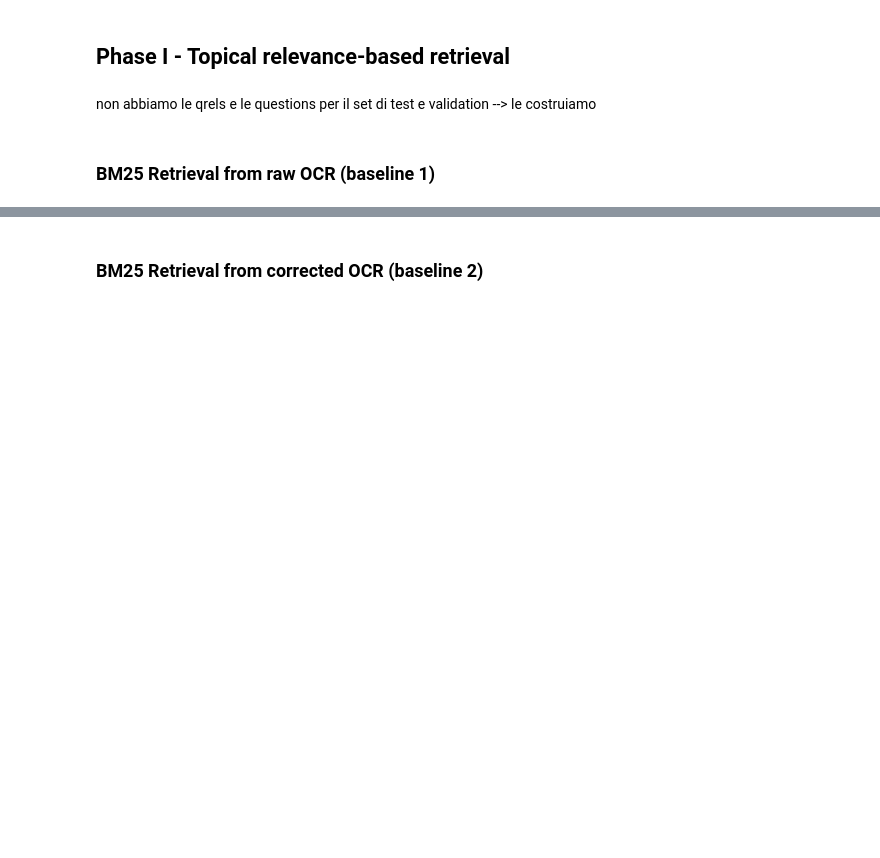
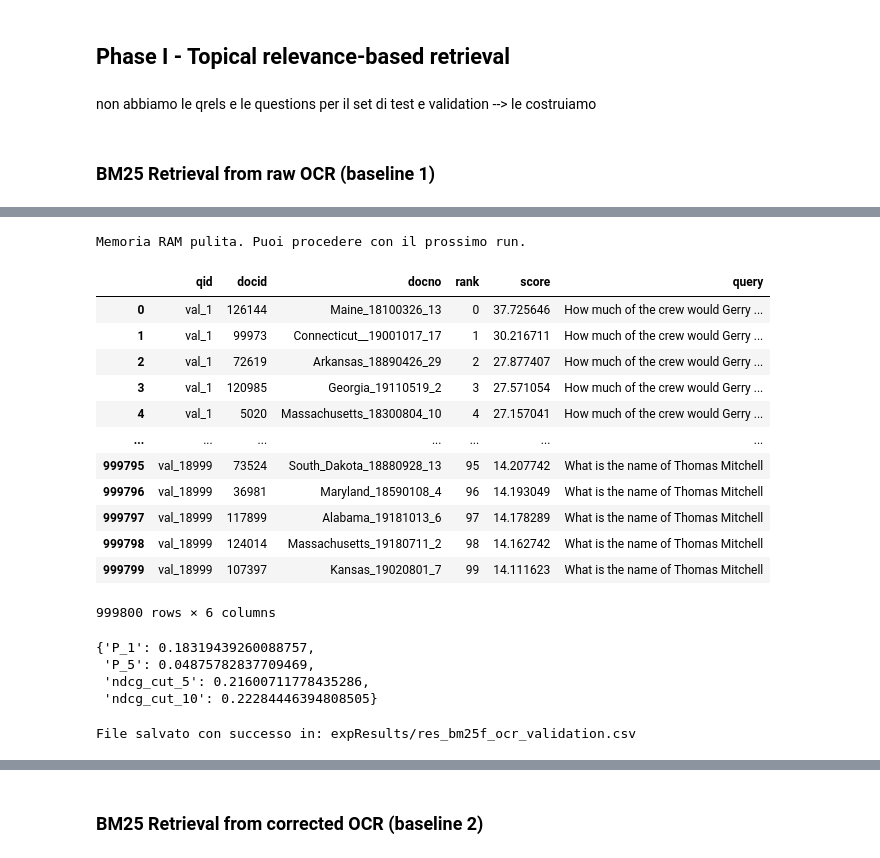
Before and after one commit to gpinelli/HistoricalNews_InformationRetrievalProject, a Jupyter notebook: Historical_News_Question_Answering2.ipynb, the cells around one changed output, grey strips where cells are left out. Saved outputs shown, nothing was run; the diff lists cells and outputs as text; code cells hidden in the pictures; blank space fills up the shorter version.

```diff
--- a/Historical_News_Question_Answering2.ipynb
+++ b/Historical_News_Question_Answering2.ipynb
@@ -818,3 +1169,7 @@ with open(queries_file, "w", encoding="utf-8") as f:
+# %%
+validation_queries = validation_dfs['data/validation_queries.json']
+validation_qrels = validation_dfs['data/validation_qrels.json']
+validation_answers = validation_dfs['data/validation_query_answers.json']
 # %% [markdown]
 ### **BM25 Retrieval from raw OCR (baseline 1)**
 # %%
@@ -822,0 +1233,73 @@ res_bm25ocr = bm25ocr.transform() # qui vanno le queries (che siano di train, te
+# %%
+# 3. PULIZIA DELLA RAM
+# Eliminiamo i DataFrame pesanti
+del trec_export
+del res_bm25ocr_train
+
+# Forza la pulizia di Python e Java
+gc.collect()
+# Forza il Garbage Collector di Java (JVM) correttamente
+from jnius import autoclass
+System = autoclass('java.lang.System')
+Runtime = autoclass('java.lang.Runtime')
+
+System.gc() # Suggerisce alla JVM di liberare memoria
+Runtime.getRuntime().gc() # Metodo alternativo più aggressivo
+
+print("Memoria RAM pulita. Puoi procedere con il prossimo run.")
+# %% [output]
+Memoria RAM pulita. Puoi procedere con il prossimo run.
+# %%
+# validation run
+res_bm25ocr_validation = (bm25ocr%100).transform(validation_queries)
+# %%
+display(res_bm25ocr_validation)
+# %% [output]
+|  | qid | docid | docno | rank | score | query |
+| 0 | val_1 | 126144 | Maine_18100326_13 | 0 | 37.725646 | How much of the crew would Gerry ... |
+| 1 | val_1 | 99973 | Connecticut__19001017_17 | 1 | 30.216711 | How much of the crew would Gerry ... |
+| 2 | val_1 | 72619 | Arkansas_18890426_29 | 2 | 27.877407 | How much of the crew would Gerry ... |
+| 3 | val_1 | 120985 | Georgia_19110519_2 | 3 | 27.571054 | How much of the crew would Gerry ... |
+| 4 | val_1 | 5020 | Massachusetts_18300804_10 | 4 | 27.157041 | How much of the crew would Gerry ... |
+| ... | ... | ... | ... | ... | ... | ... |
+| 999795 | val_18999 | 73524 | South_Dakota_18880928_13 | 95 | 14.207742 | What is the name of Thomas Mitchell |
+| 999796 | val_18999 | 36981 | Maryland_18590108_4 | 96 | 14.193049 | What is the name of Thomas Mitchell |
+| 999797 | val_18999 | 117899 | Alabama_19181013_6 | 97 | 14.178289 | What is the name of Thomas Mitchell |
+| 999798 | val_18999 | 124014 | Massachusetts_19180711_2 | 98 | 14.162742 | What is the name of Thomas Mitchell |
+| 999799 | val_18999 | 107397 | Kansas_19020801_7 | 99 | 14.111623 | What is the name of Thomas Mitchell |
+999800 rows × 6 columns
+# %%
+eval_validation_ocr = pt.Evaluate(res_bm25ocr_validation, validation_qrels, metrics=['P_1', 'P_5', 'ndcg_cut_5', 'ndcg_cut_10'], perquery=False)
+display(eval_validation_ocr)
+# %% [output]
+{'P_1': 0.18319439260088757,
+ 'P_5': 0.04875782837709469,
+ 'ndcg_cut_5': 0.21600711778435286,
+ 'ndcg_cut_10': 0.22284446394808505}
+# %%
+import pandas as pd
+import gc
+import pyterrier as pt
+
+# 1. Prepariamo il DataFrame per il formato richiesto dallo screenshot
+# Il formato TREC standard prevede 6 colonne:
+# qid, iteration (Q0), docno, rank, score, experiment_id
+trec_export = res_bm25ocr_validation[['qid', 'docno', 'rank', 'score']].copy()
+
+# Aggiungiamo le colonne fisse richieste dal formato
+trec_export['iteration'] = 'Q0'
+trec_export['experiment_id'] = 'BM25F_OCR_validation' # Cambia questo per ogni run
+
+# Riordiniamo le colonne come richiesto dal software:
+# query_id, iteration, doc_id, rank, score, experiment_id
+trec_export = trec_export[['qid', 'iteration', 'docno', 'rank', 'score']]
+
+# 2. Salvataggio su file CSV (o TXT come richiesto)
+output_path = "expResults/res_bm25f_ocr_validation.csv"
+trec_export.to_csv(output_path, sep=',', index=False, header=False)
+
+print(f"File salvato con successo in: {output_path}")
+
+# SENZA EXPERIMENT_ID!!!!!!!
+# %% [output]
+File salvato con successo in: expResults/res_bm25f_ocr_validation.csv
```
Also changed, not shown: parts of 80 cells of this notebook.
